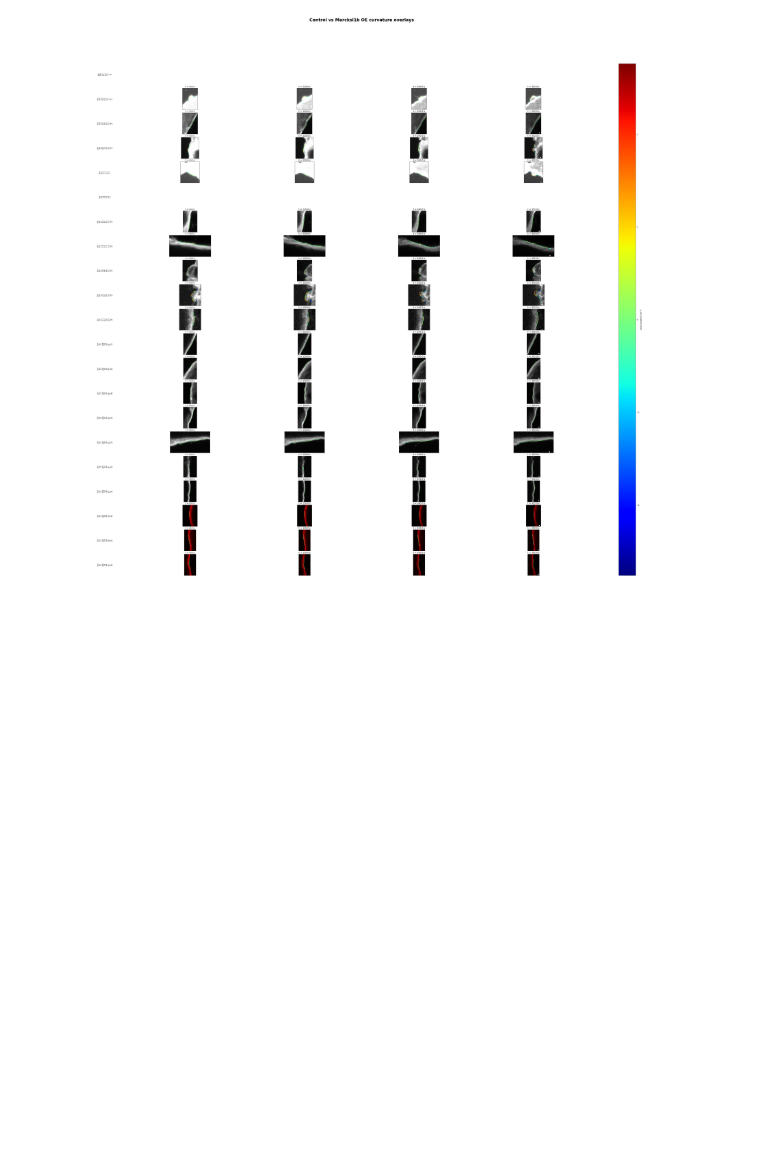
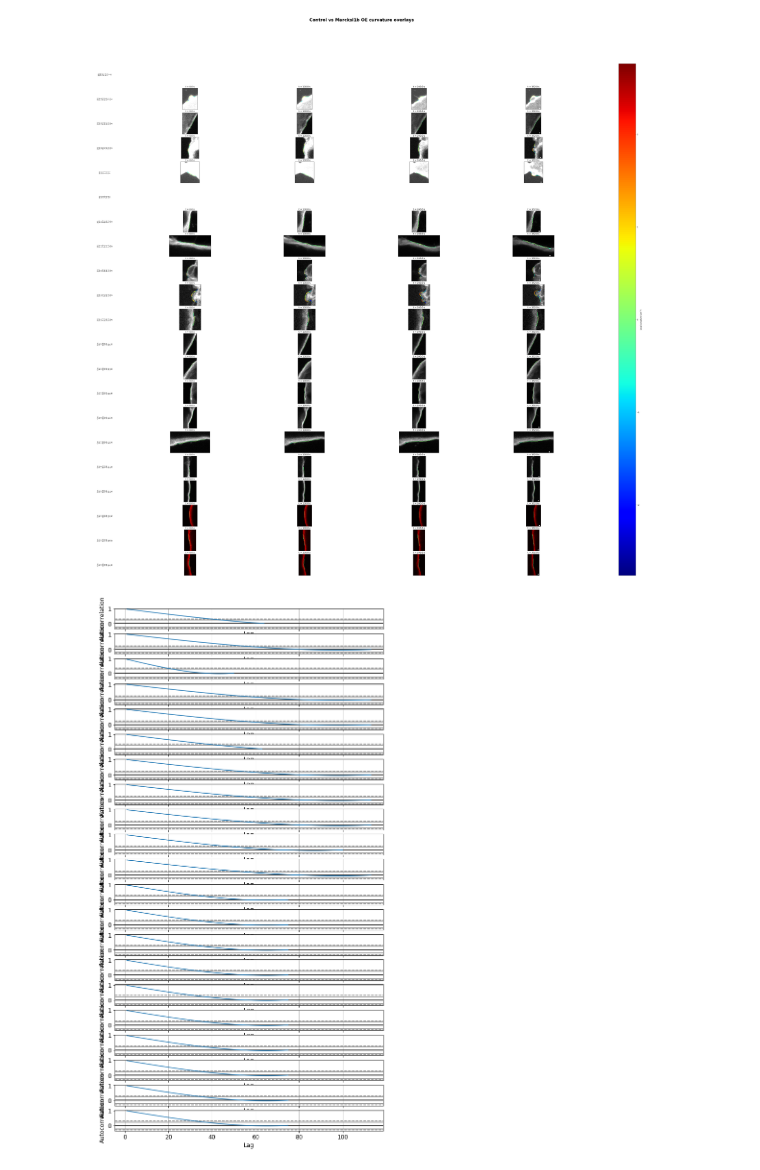
Before and after one commit to dougkelly88/blebbing_analysis, a Jupyter notebook: plotting/Blebbing figures.ipynb, the cells around one changed output. Drawn from its saved outputs; the diff is of its cells as text; code cells hidden in the pictures; blank space fills up the shorter version.

Commit message:
Add autocorrelation and fourier transforms to complete exploratory analysis - STOP UNTIL THERE'S A QUESTION TO ANSWER

```diff
--- a/plotting/Blebbing figures.ipynb
+++ b/plotting/Blebbing figures.ipynb
@@ -219,3 +226,17 @@ plotting.plot_overlay_images(paramses,
 plotting.adjust_overlay_images_display(fig, axs, paramses, curv_lims, experiment_title, row_titles);
 # %% [output]
 [figure]
+# %%
+from pandas.plotting import autocorrelation_plot
+
+fig, axs = plt.subplots(ncols=1,
+                        nrows=21,
+                        figsize=(10,20),
+                        sharex=True);
+for idx, ml_el_ratio in enumerate(ml_el_ratios):
+#     if idx<5:
+    autocorrelation_plot(ml_el_ratio, ax=axs[idx]);
+    axs[idx].set_yscale('linear');
+#         axs[idx].set_xlim([0, 30])
+# %% [output]
+[figure, added]
```
Also changed, not shown: parts of 1 cell of this notebook, 1 other file.
